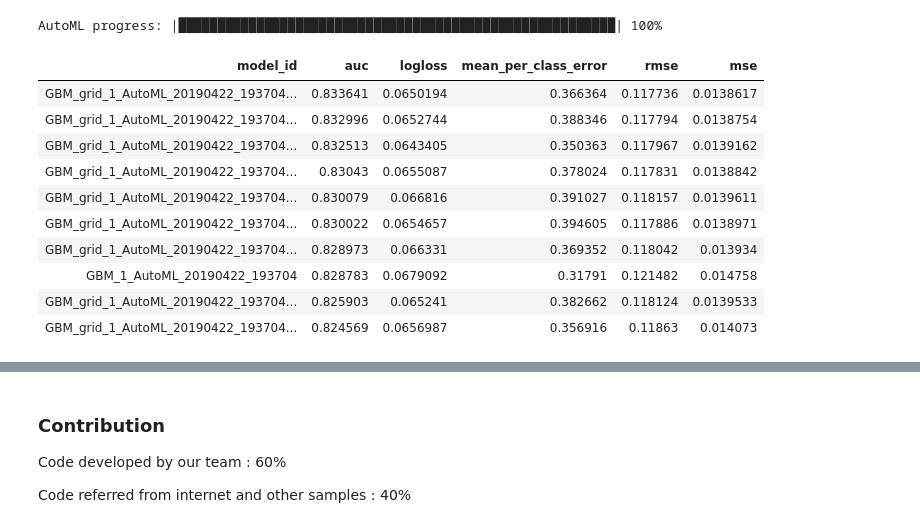
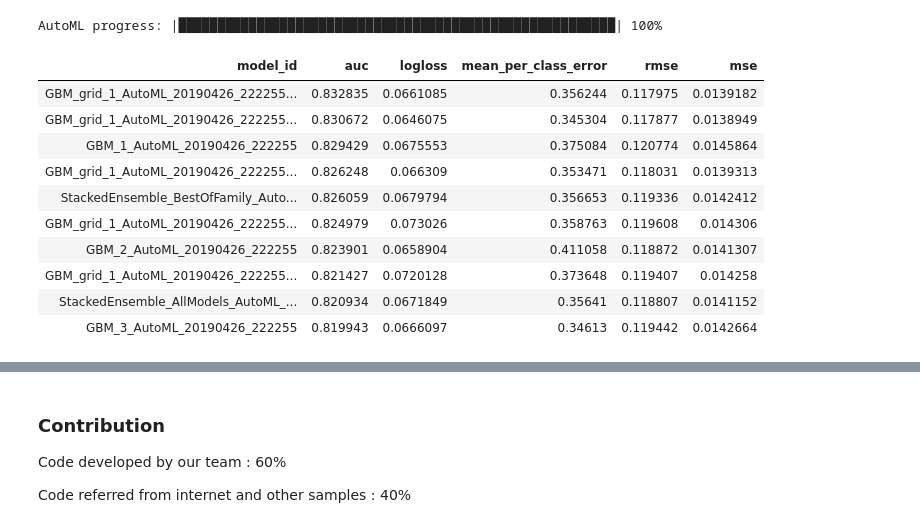
Before and after one commit to INFO6105-Spring19/hyperparameter-db-project-ds14, a Jupyter notebook: Python scripts/Hyperparameter_finalproject.ipynb, the cells around one changed output, grey strips where cells are left out. Drawn from its saved outputs; the diff is of its cells as text; code cells hidden in the pictures.

```diff
--- a/Python scripts/Hyperparameter_finalproject.ipynb
+++ b/Python scripts/Hyperparameter_finalproject.ipynb
@@ -2522,20 +2526,20 @@ aml.train(x=X,y=y,training_frame=train_data)  # Change training_frame=train
 AutoML progress: |████████████████████████████████████████████████████████| 100%
 # %%
 # view leaderboard
-lb = aml.leaderboard
-lb
+lb_2500 = aml.leaderboard
+lb_2500
 # %% [output]
 | model_id | auc | logloss | mean_per_class_error | rmse | mse |
-| GBM_grid_1_AutoML_20190422_193704... | 0.833641 | 0.0650194 | 0.366364 | 0.117736 | 0.0138617 |
-| GBM_grid_1_AutoML_20190422_193704... | 0.832996 | 0.0652744 | 0.388346 | 0.117794 | 0.0138754 |
-| GBM_grid_1_AutoML_20190422_193704... | 0.832513 | 0.0643405 | 0.350363 | 0.117967 | 0.0139162 |
-| GBM_grid_1_AutoML_20190422_193704... | 0.83043 | 0.0655087 | 0.378024 | 0.117831 | 0.0138842 |
-| GBM_grid_1_AutoML_20190422_193704... | 0.830079 | 0.066816 | 0.391027 | 0.118157 | 0.0139611 |
-| GBM_grid_1_AutoML_20190422_193704... | 0.830022 | 0.0654657 | 0.394605 | 0.117886 | 0.0138971 |
-| GBM_grid_1_AutoML_20190422_193704... | 0.828973 | 0.066331 | 0.369352 | 0.118042 | 0.013934 |
-| GBM_1_AutoML_20190422_193704 | 0.828783 | 0.0679092 | 0.31791 | 0.121482 | 0.014758 |
-| GBM_grid_1_AutoML_20190422_193704... | 0.825903 | 0.065241 | 0.382662 | 0.118124 | 0.0139533 |
-| GBM_grid_1_AutoML_20190422_193704... | 0.824569 | 0.0656987 | 0.356916 | 0.11863 | 0.014073 |
+| GBM_grid_1_AutoML_20190426_222255... | 0.832835 | 0.0661085 | 0.356244 | 0.117975 | 0.0139182 |
+| GBM_grid_1_AutoML_20190426_222255... | 0.830672 | 0.0646075 | 0.345304 | 0.117877 | 0.0138949 |
+| GBM_1_AutoML_20190426_222255 | 0.829429 | 0.0675553 | 0.375084 | 0.120774 | 0.0145864 |
+| GBM_grid_1_AutoML_20190426_222255... | 0.826248 | 0.066309 | 0.353471 | 0.118031 | 0.0139313 |
+| StackedEnsemble_BestOfFamily_Auto... | 0.826059 | 0.0679794 | 0.356653 | 0.119336 | 0.0142412 |
+| GBM_grid_1_AutoML_20190426_222255... | 0.824979 | 0.073026 | 0.358763 | 0.119608 | 0.014306 |
+| GBM_2_AutoML_20190426_222255 | 0.823901 | 0.0658904 | 0.411058 | 0.118872 | 0.0141307 |
+| GBM_grid_1_AutoML_20190426_222255... | 0.821427 | 0.0720128 | 0.373648 | 0.119407 | 0.014258 |
+| StackedEnsemble_AllModels_AutoML_... | 0.820934 | 0.0671849 | 0.35641 | 0.118807 | 0.0141152 |
+| GBM_3_AutoML_20190426_222255 | 0.819943 | 0.0666097 | 0.34613 | 0.119442 | 0.0142664 |
 # %%
 # get leaderboard
 aml_leaderboard_df=aml.leaderboard.as_data_frame()
```
Also changed, not shown: parts of 40 cells of this notebook, 5 other files.
